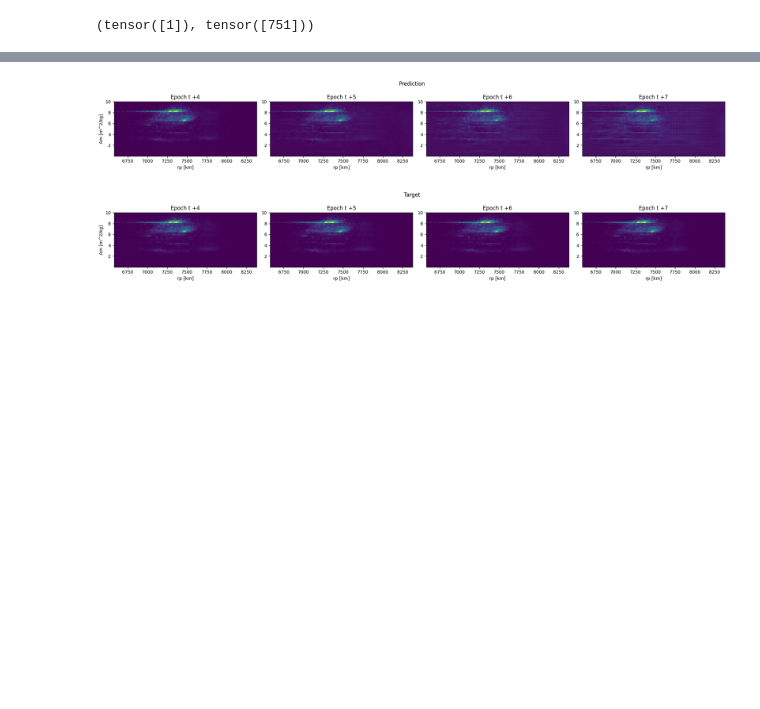
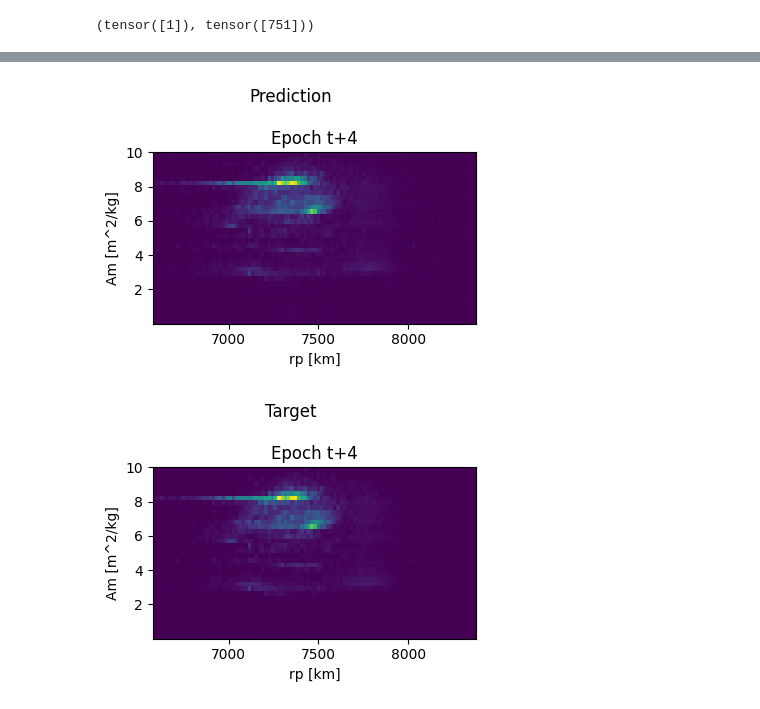
Before and after one commit to ARCLab-MIT/mocat-ml, a Jupyter notebook: nbs/convgru_eval.ipynb, the cells around one changed output, grey strips where cells are left out. Saved outputs shown, nothing was run; the diff lists cells and outputs as text; code cells hidden in the pictures; blank space fills up the shorter version.

Commit message:
Updates in visualization

```diff
--- a/nbs/convgru_eval.ipynb
+++ b/nbs/convgru_eval.ipynb
@@ -110,7 +109,7 @@ print(f'valid_loss: {valid_loss}')
 [interactive output not drawn]
 valid_loss: TensorBase(36.4463)
 # %%
-losses = learn.get_individual_losses(p, t)
+losses = learn.get_individual_losses(preds, targs)
 losses.shape
 # %% [output]
 torch.Size([940])
@@ -137,5 +137,5 @@ inps_seq = DensitySeq.create(inps[i][worst_idx] for i in range(len(inps)))
 # %%
-learn.show_preds_at(worst_idx, p=preds, t=targs)
+learn.show_preds_at(worst_idx, p=preds, t=targs, epochs=[0], figsize=(4,3))
 # %% [output]
-[figure, old version]
+[figure, new version]
-[figure, old version]
+[figure, new version]
```
Also changed, not shown: parts of 7 cells of this notebook, 6 other files.
